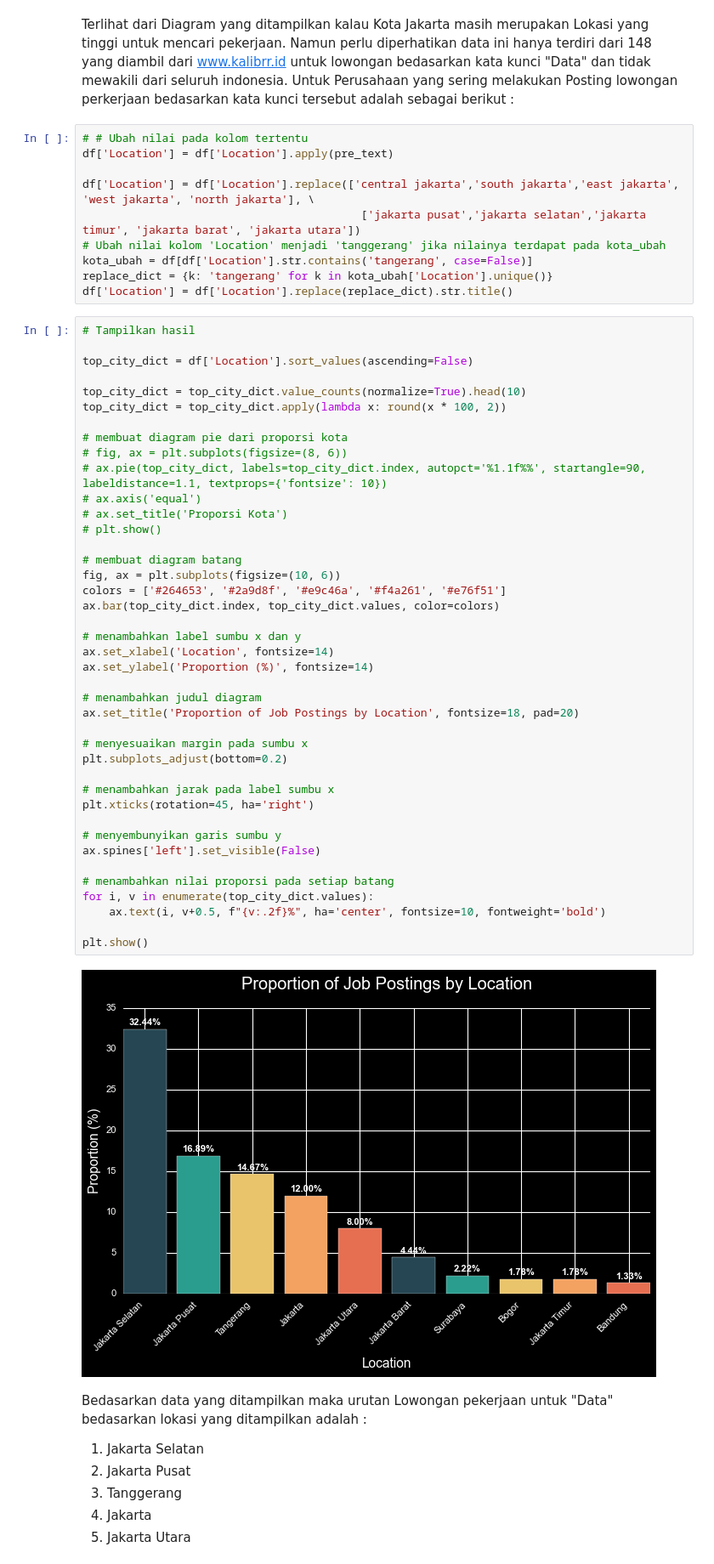
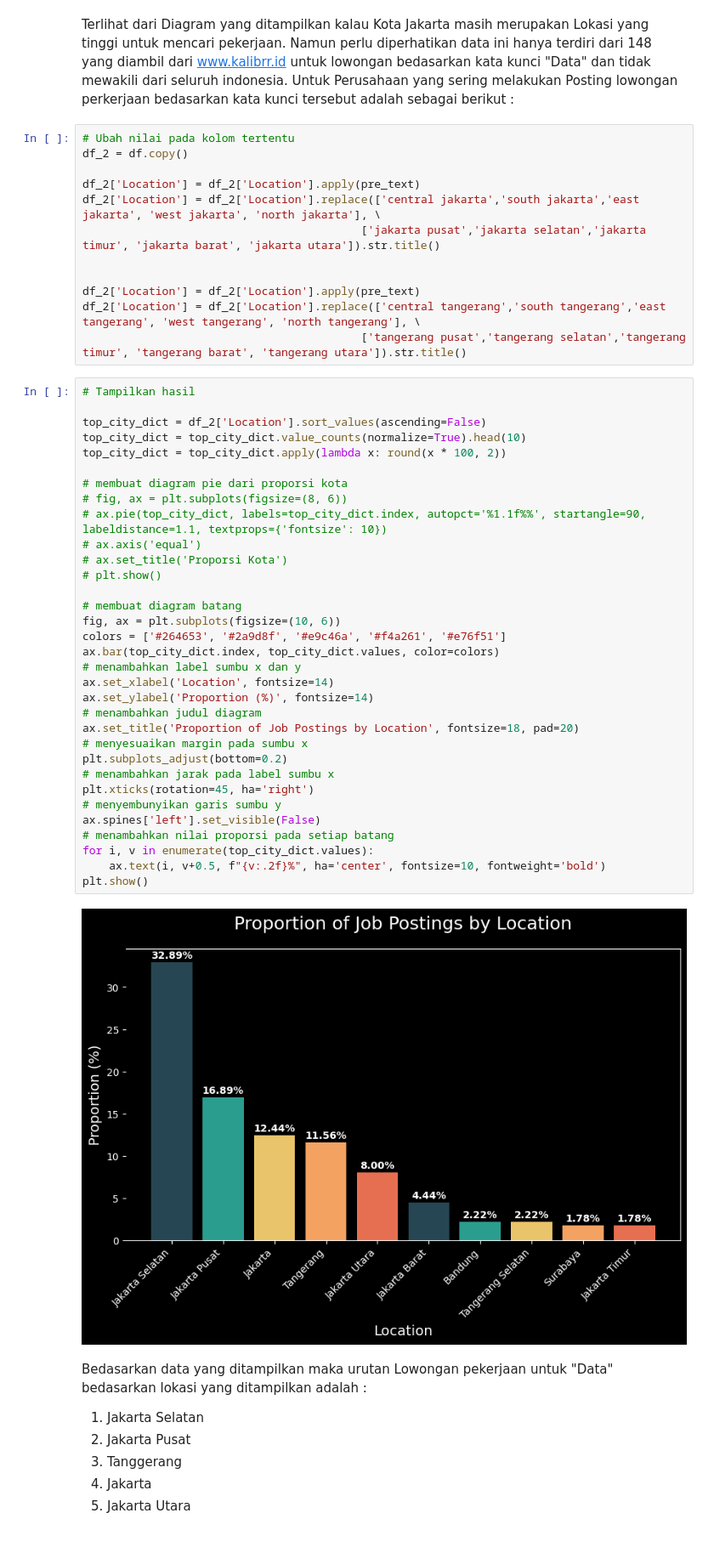
Before and after one commit to rusdipermana/webscrapping-id-kalibrr, a Jupyter notebook: webscrapping-id-kalibrr.ipynb, the cells around one changed output. Shown: that part at 85% size. Cells and saved outputs as stored; diff of their text form; blank space fills up the shorter version.

```diff
--- a/webscrapping-id-kalibrr.ipynb
+++ b/webscrapping-id-kalibrr.ipynb
@@ -270,58 +267,52 @@ plt.show()
 # %% [markdown]
 Terlihat dari Diagram yang ditampilkan kalau Kota Jakarta masih merupakan Lokasi yang tinggi untuk mencari pekerjaan. Namun perlu diperhatikan data ini hanya terdiri dari 148 yang diambil dari www.kalibrr.id untuk lowongan bedasarkan kata kunci "Data" dan tidak mewakili dari seluruh indonesia. Untuk Perusahaan yang sering melakukan Posting lowongan perkerjaan bedasarkan kata kunci tersebut adalah sebagai berikut :
 # %%
-# # Ubah nilai pada kolom tertentu
-df['Location'] = df['Location'].apply(pre_text)
+# Ubah nilai pada kolom tertentu
+df_2 = df.copy()
 
-df['Location'] = df['Location'].replace(['central jakarta','south jakarta','east jakarta', 'west jakarta', 'north jakarta'], \
-                                          ['jakarta pusat','jakarta selatan','jakarta timur', 'jakarta barat', 'jakarta utara'])
-# Ubah nilai kolom 'Location' menjadi 'tanggerang' jika nilainya terdapat pada kota_ubah
-kota_ubah = df[df['Location'].str.contains('tangerang', case=False)]
-replace_dict = {k: 'tangerang' for k in kota_ubah['Location'].unique()}
-df['Location'] = df['Location'].replace(replace_dict).str.title()
+df_2['Location'] = df_2['Location'].apply(pre_text)
+df_2['Location'] = df_2['Location'].replace(['central jakarta','south jakarta','east jakarta', 'west jakarta', 'north jakarta'], \
+                                          ['jakarta pusat','jakarta selatan','jakarta timur', 'jakarta barat', 'jakarta utara']).str.title()
+
+
+df_2['Location'] = df_2['Location'].apply(pre_text)
+df_2['Location'] = df_2['Location'].replace(['central tangerang','south tangerang','east tangerang', 'west tangerang', 'north tangerang'], \
+                                          ['tangerang pusat','tangerang selatan','tangerang timur', 'tangerang barat', 'tangerang utara']).str.title()
 # %%
 # Tampilkan hasil
 
-top_city_dict = df['Location'].sort_values(ascending=False)
-
+top_city_dict = df_2['Location'].sort_values(ascending=False)
 top_city_dict = top_city_dict.value_counts(normalize=True).head(10)
 top_city_dict = top_city_dict.apply(lambda x: round(x * 100, 2))
 
 # membuat diagram pie dari proporsi kota
 # fig, ax = plt.subplots(figsize=(8, 6))
 # ax.pie(top_city_dict, labels=top_city_dict.index, autopct='%1.1f%%', startangle=90, labeldistance=1.1, textprops={'fontsize': 10})
 # ax.axis('equal')
 # ax.set_title('Proporsi Kota')
 # plt.show()
 
 # membuat diagram batang
 fig, ax = plt.subplots(figsize=(10, 6))
 colors = ['#264653', '#2a9d8f', '#e9c46a', '#f4a261', '#e76f51']
 ax.bar(top_city_dict.index, top_city_dict.values, color=colors)
-
 # menambahkan label sumbu x dan y
 ax.set_xlabel('Location', fontsize=14)
 ax.set_ylabel('Proportion (%)', fontsize=14)
-
 # menambahkan judul diagram
 ax.set_title('Proportion of Job Postings by Location', fontsize=18, pad=20)
-
 # menyesuaikan margin pada sumbu x
 plt.subplots_adjust(bottom=0.2)
-
 # menambahkan jarak pada label sumbu x
 plt.xticks(rotation=45, ha='right')
-
 # menyembunyikan garis sumbu y
 ax.spines['left'].set_visible(False)
-
 # menambahkan nilai proporsi pada setiap batang
 for i, v in enumerate(top_city_dict.values):
     ax.text(i, v+0.5, f"{v:.2f}%", ha='center', fontsize=10, fontweight='bold')
-
 plt.show()
 # %% [output]
-[figure, old version]
+[figure, new version]
 # %% [markdown]
 Bedasarkan data yang ditampilkan maka urutan Lowongan pekerjaan untuk "Data" bedasarkan lokasi yang ditampilkan adalah :
 
```
Also changed, not shown: parts of 12 cells of this notebook, 3 other files.
